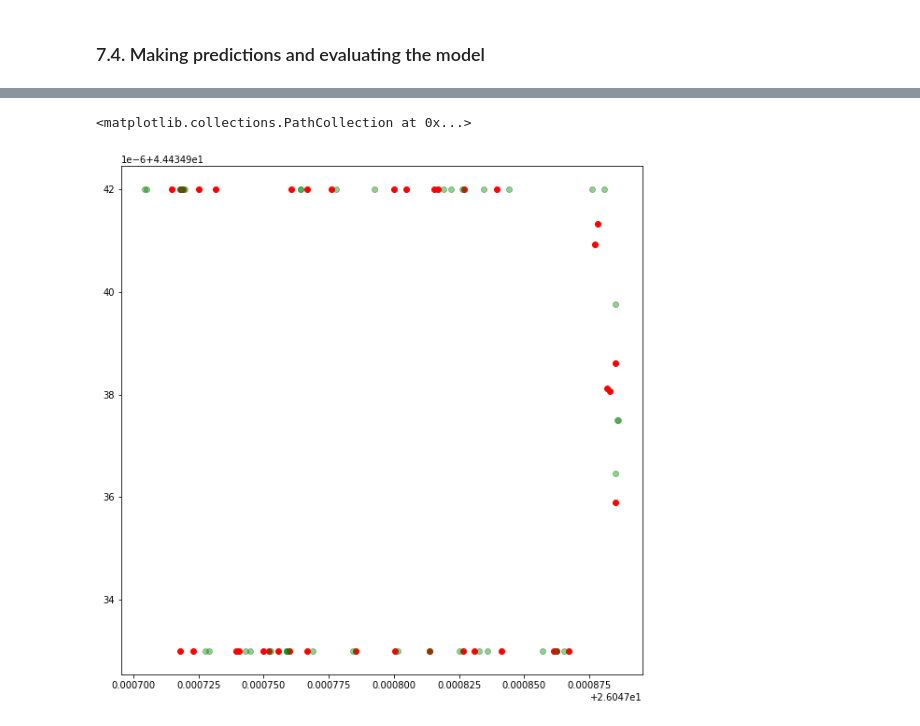
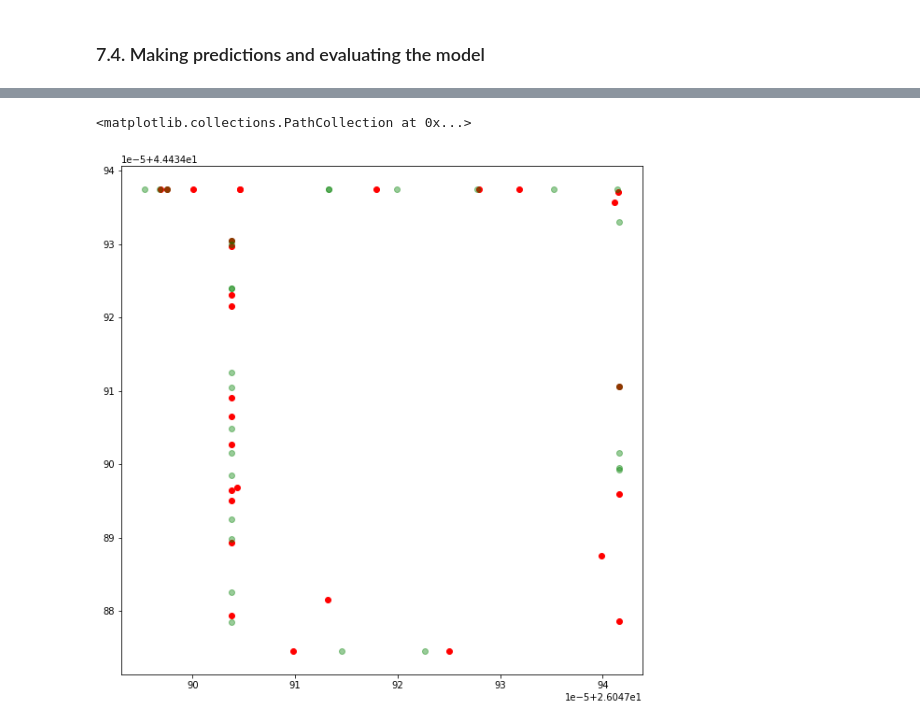
Before and after one commit to enacheandrei7/indoor-localization-dnn-knn-lstm, a Jupyter notebook: wifi_estimation_dnn_knn/DNN_and_Improved_KNN_precisloc.ipynb, the cells around one changed output, grey strips where cells are left out. Cells and saved outputs as stored; diff of their text form; code cells hidden in the pictures.

Commit message:
Finished Wifi algorithm to use the PrecisLoc data

```diff
--- a/wifi_estimation_dnn_knn/DNN_and_Improved_KNN_precisloc.ipynb
+++ b/wifi_estimation_dnn_knn/DNN_and_Improved_KNN_precisloc.ipynb
@@ -494,7 +551,7 @@ weighted avg       0.95      0.92      0.93        53
 # %% [markdown]
 #### 7.1.1. Selecting the cluster to which out values correspond to (the room)
 # %%
-room = 2
+room = 3
 # floor = floor_pred_valid[0] # TODO: verify how can we change this so it gets the room by default
 mask = df_wifi_and_loc_file['room'] == room
 # %%
@@ -618,6 +695,7 @@ print(mean_squared_error(y_test_step_2, y_pred_step_2, multioutput='raw_values')
 # %%
-y_pred_step_2 = pd.DataFrame(y_pred_step_2, columns=['long1', 'lat1'])
-y_test_step_2 = pd.DataFrame(y_test_step_2, columns=['long2', 'lat2'])
+y_pred_step_2 = pd.DataFrame(y_pred_step_2, columns=['lat1', 'long1'])
+y_test_step_2 = pd.DataFrame(y_test_step_2, columns=['lat2', 'long2'])
+
 # alculating the Euclidian distance between points
 distance_df = pd.DataFrame((y_test_step_2['lat2']-y_pred_step_2['lat1'])**2 +
                            (y_test_step_2['long2']-y_pred_step_2['long1'])**2)**(1/2)
@@ -651,0 +735,19 @@ df_final
+# %%
+df_final = pd.DataFrame()
+df_final = pd.concat([y_pred_step_2, y_test_step_2], axis=1)
+
+df_final['km_difference_haversine'] = df_final.apply(calculate_spherical_distance, axis=1)
+df_final['m_difference_haversine'] = df_final['km_difference_haversine']*1000
+
+df_final['km_difference_vincenty'] = df_final.apply(calculate_vincenty_distance, axis=1)
+df_final['m_difference_vincenty'] = df_final['km_difference_vincenty']*1000
+
+# Mean Squared Error Haversine
+mse_h = (df_final['m_difference_haversine']*df_final['m_difference_haversine']).sum()/len(df_final)
+print(f'Mean Squared error for Haversine is: {mse_h} m')
+
+# Mean Squared Error Vincenty
+mse_v = (df_final['m_difference_vincenty']*df_final['m_difference_vincenty']).sum()/len(df_final)
+print(f'Mean Squared error for Vincenty is: {mse_v} m')
+
+df_final
@@ -652,7 +774,7 @@ df_final
 # %%
 plt.figure(figsize=(10,10))
-plt.scatter(df_final['lat1'], df_final['long1'], color='red')
-plt.scatter(df_final['lat2'], df_final['long2'], color='green', alpha=0.4)
+plt.scatter(df_final['long1'], df_final['lat1'], color='red')
+plt.scatter(df_final['long2'], df_final['lat2'], color='green', alpha=0.4)
 # %% [output]
 <matplotlib.collections.PathCollection at 0x...>
-[figure, old version]
+[figure, new version]
```
Also changed, not shown: parts of 36 cells of this notebook.
